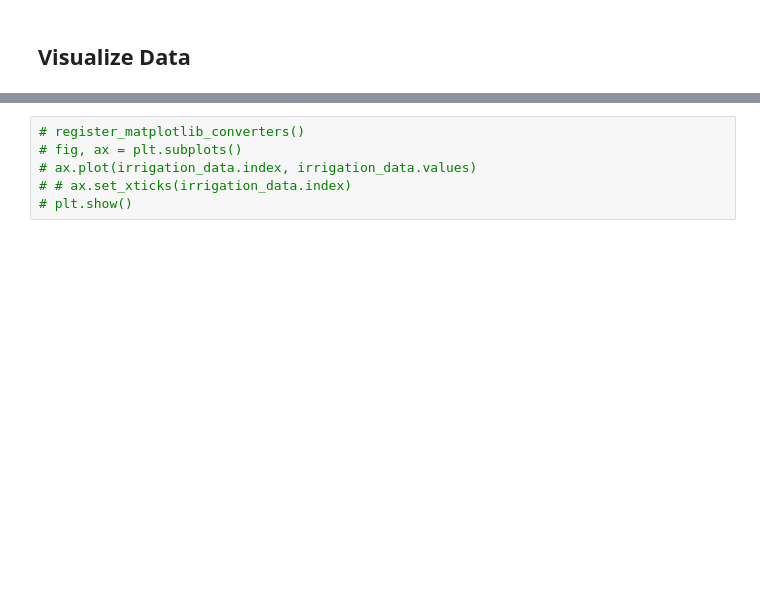
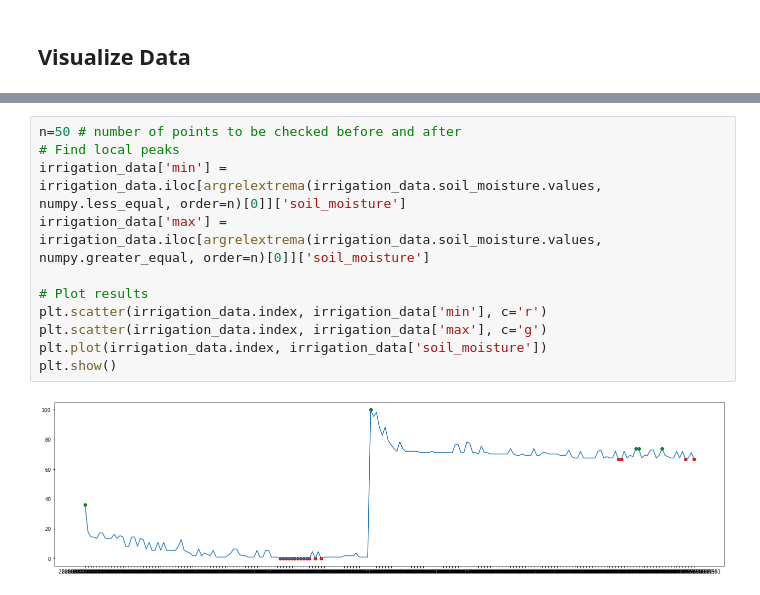
Before and after one commit to cemonel/smart-irrigation, a Jupyter notebook: irrigation_visiaulization.ipynb, the cells around one changed output, grey strips where cells are left out. Drawn from its saved outputs; the diff is of its cells as text; blank space fills up the shorter version.

```diff
--- a/irrigation_visiaulization.ipynb
+++ b/irrigation_visiaulization.ipynb
@@ -59,6 +75,13 @@ Text(0, 0.5, 'Temperature(Celcius) -- SoilHUM(%) -- AirHUM(%)')
-# %%
-# register_matplotlib_converters()
-# fig, ax = plt.subplots()
-# ax.plot(irrigation_data.index, irrigation_data.values)
-# # ax.set_xticks(irrigation_data.index)
-# plt.show()
+# %%
+n=50 # number of points to be checked before and after
+# Find local peaks
+irrigation_data['min'] = irrigation_data.iloc[argrelextrema(irrigation_data.soil_moisture.values, numpy.less_equal, order=n)[0]]['soil_moisture']
+irrigation_data['max'] = irrigation_data.iloc[argrelextrema(irrigation_data.soil_moisture.values, numpy.greater_equal, order=n)[0]]['soil_moisture']
+
+# Plot results
+plt.scatter(irrigation_data.index, irrigation_data['min'], c='r')
+plt.scatter(irrigation_data.index, irrigation_data['max'], c='g')
+plt.plot(irrigation_data.index, irrigation_data['soil_moisture'])
+plt.show()
+# %% [output]
+[figure, added]
```
Also changed, not shown: parts of 15 cells of this notebook, 26 other files.
